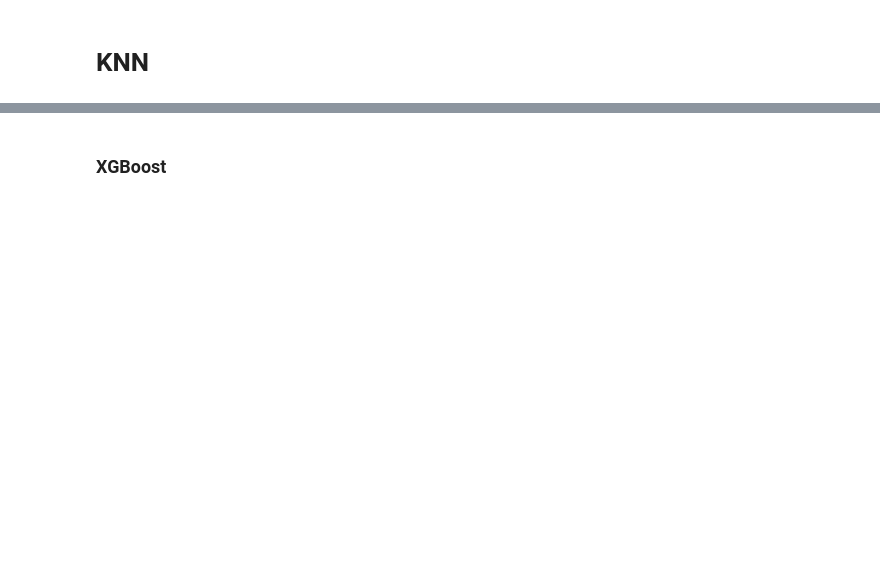
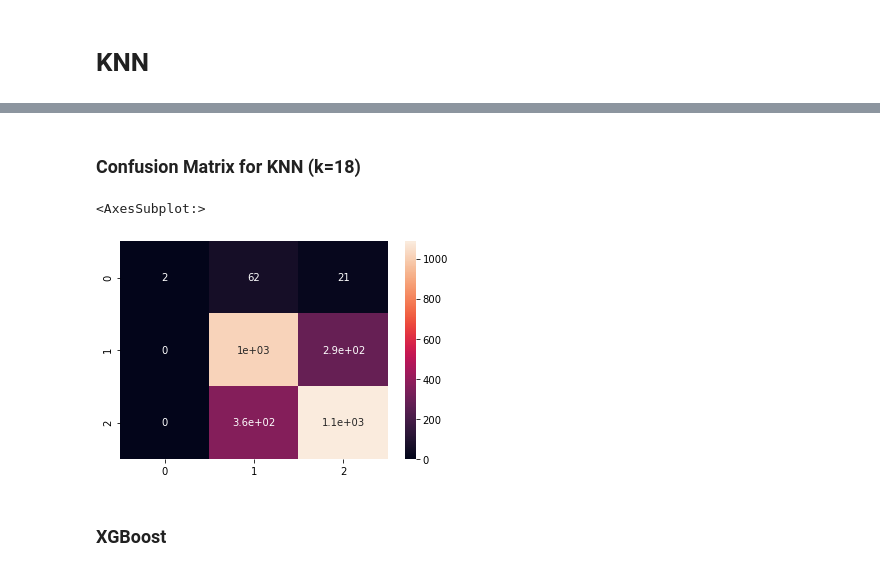
Before and after one commit to swathijs1619/Journal_Decision_Using_ML, a Jupyter notebook: COVID -19 Journal Decision using ML-Copy1_using_3-journals.ipynb, the cells around one changed output, grey strips where cells are left out. Saved outputs shown, nothing was run; the diff lists cells and outputs as text; code cells hidden in the pictures; blank space fills up the shorter version.

```diff
--- a/COVID -19 Journal Decision using ML-Copy1_using_3-journals.ipynb
+++ b/COVID -19 Journal Decision using ML-Copy1_using_3-journals.ipynb
@@ -993,3 +1091,11 @@ Confusion matrix = [[   6   59   17]
+# %% [markdown]
+### Confusion Matrix for KNN (k=18)
+# %%
+import seaborn as sns
+sns.heatmap(metrics.confusion_matrix(y_test, predictions), annot=True)
+# %% [output]
+<AxesSubplot:>
+[figure, added]
 # %% [markdown]
 ### XGBoost
 # %%
```
Also changed, not shown: parts of 40 cells of this notebook.
